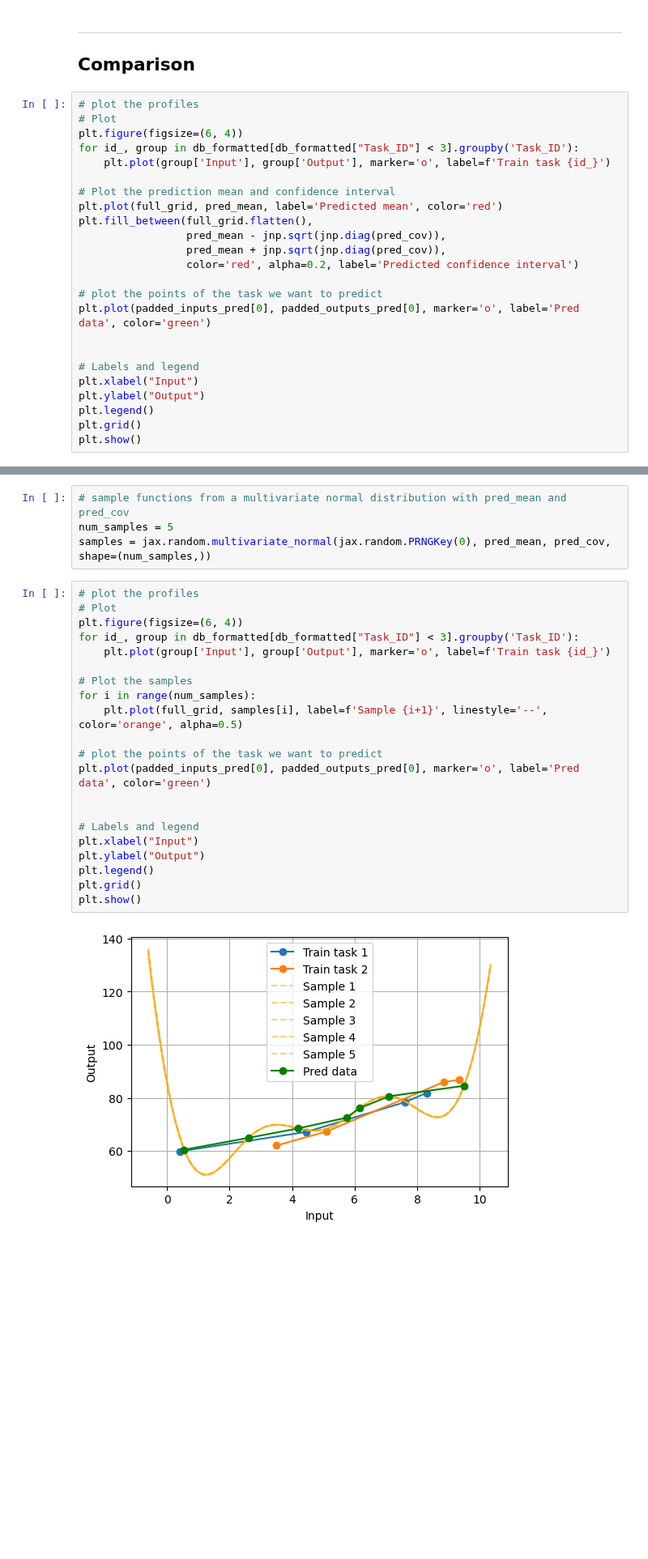
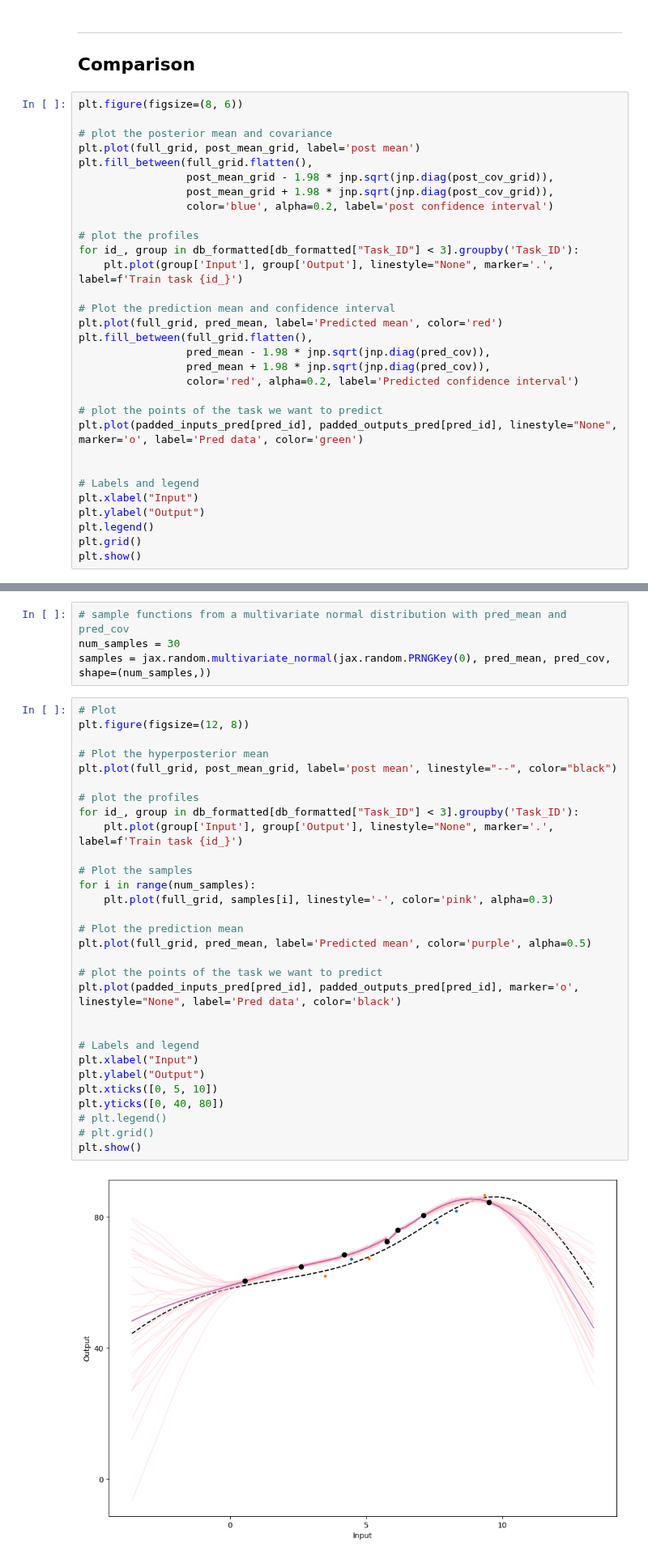
Before and after one commit to SimLej18/MagmaClustPy, a Jupyter notebook: benchmarks/prediction.ipynb, the cells around one changed output, grey strips where cells are left out. Shown at 81% size. Cells and saved outputs as stored; diff of their text form; blank space fills up the shorter version.

Commit message:
[feat] skeleton code for prediction, works with padding

```diff
--- a/benchmarks/prediction.ipynb
+++ b/benchmarks/prediction.ipynb
@@ -278,21 +325,28 @@ pred_mean.shape, pred_cov.shape
 ---
 ## Comparison
 # %%
+plt.figure(figsize=(8, 6))
+
+# plot the posterior mean and covariance
+plt.plot(full_grid, post_mean_grid, label='post mean')
+plt.fill_between(full_grid.flatten(),
+				 post_mean_grid - 1.98 * jnp.sqrt(jnp.diag(post_cov_grid)),
+				 post_mean_grid + 1.98 * jnp.sqrt(jnp.diag(post_cov_grid)),
+				 color='blue', alpha=0.2, label='post confidence interval')
+
 # plot the profiles
-# Plot
-plt.figure(figsize=(6, 4))
 for id_, group in db_formatted[db_formatted["Task_ID"] < 3].groupby('Task_ID'):
-	plt.plot(group['Input'], group['Output'], marker='o', label=f'Train task {id_}')
+	plt.plot(group['Input'], group['Output'], linestyle="None", marker='.', label=f'Train task {id_}')
 
 # Plot the prediction mean and confidence interval
 plt.plot(full_grid, pred_mean, label='Predicted mean', color='red')
 plt.fill_between(full_grid.flatten(),
-				 pred_mean - jnp.sqrt(jnp.diag(pred_cov)),
-				 pred_mean + jnp.sqrt(jnp.diag(pred_cov)),
+				 pred_mean - 1.98 * jnp.sqrt(jnp.diag(pred_cov)),
+				 pred_mean + 1.98 * jnp.sqrt(jnp.diag(pred_cov)),
 				 color='red', alpha=0.2, label='Predicted confidence interval')
 
 # plot the points of the task we want to predict
-plt.plot(padded_inputs_pred[0], padded_outputs_pred[0], marker='o', label='Pred data', color='green')
+plt.plot(padded_inputs_pred[pred_id], padded_outputs_pred[pred_id], linestyle="None", marker='o', label='Pred data', color='green')
 
 
 # Labels and legend
@@ -306,30 +360,39 @@ plt.show()
 # %%
 # sample functions from a multivariate normal distribution with pred_mean and pred_cov
-num_samples = 5
+num_samples = 30
 samples = jax.random.multivariate_normal(jax.random.PRNGKey(0), pred_mean, pred_cov, shape=(num_samples,))
 # %%
+# Plot
+plt.figure(figsize=(12, 8))
+
+# Plot the hyperposterior mean
+plt.plot(full_grid, post_mean_grid, label='post mean', linestyle="--", color="black")
+
 # plot the profiles
-# Plot
-plt.figure(figsize=(6, 4))
 for id_, group in db_formatted[db_formatted["Task_ID"] < 3].groupby('Task_ID'):
-	plt.plot(group['Input'], group['Output'], marker='o', label=f'Train task {id_}')
+	plt.plot(group['Input'], group['Output'], linestyle="None", marker='.', label=f'Train task {id_}')
 
 # Plot the samples
 for i in range(num_samples):
-	plt.plot(full_grid, samples[i], label=f'Sample {i+1}', linestyle='--', color='orange', alpha=0.5)
+	plt.plot(full_grid, samples[i], linestyle='-', color='pink', alpha=0.3)
+
+# Plot the prediction mean
+plt.plot(full_grid, pred_mean, label='Predicted mean', color='purple', alpha=0.5)
 
 # plot the points of the task we want to predict
-plt.plot(padded_inputs_pred[0], padded_outputs_pred[0], marker='o', label='Pred data', color='green')
+plt.plot(padded_inputs_pred[pred_id], padded_outputs_pred[pred_id], marker='o', linestyle="None", label='Pred data', color='black')
 
 
 # Labels and legend
 plt.xlabel("Input")
 plt.ylabel("Output")
-plt.legend()
-plt.grid()
+plt.xticks([0, 5, 10])
+plt.yticks([0, 40, 80])
+# plt.legend()
+# plt.grid()
 plt.show()
 # %% [output]
-[figure, old version]
+[figure, new version]
 # %% [markdown]
 ---
 ## Conclusion
```
Also changed, not shown: parts of 28 cells of this notebook.
